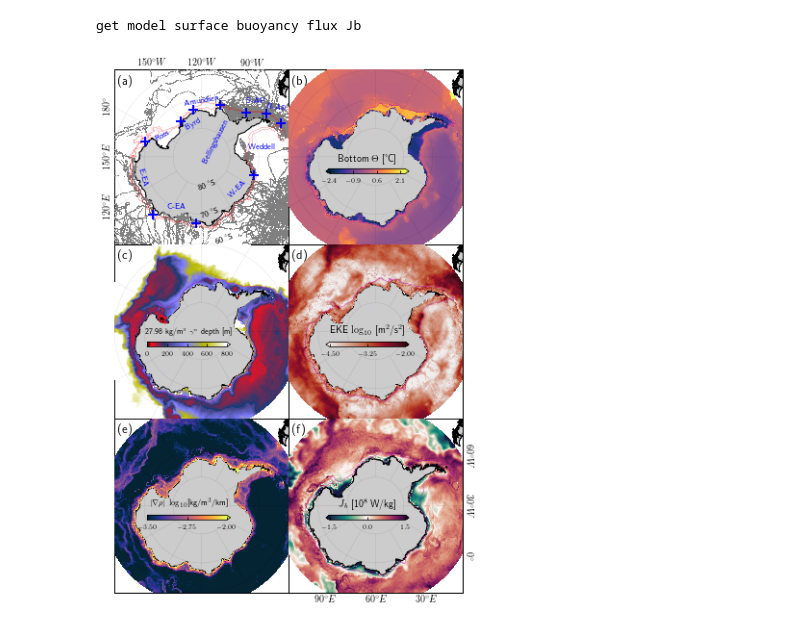
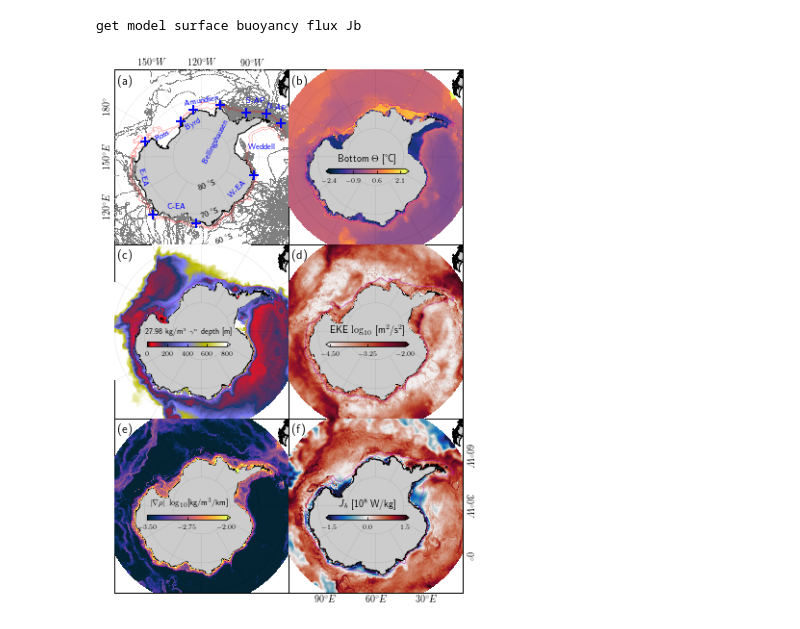
Before and after one commit to apaloczy/AntarcticaCircumpolarIntrusions, a Jupyter notebook: plot_figs/fig01/fig01.ipynb, the cells around one changed output. Drawn from its saved outputs; the diff is of its cells as text; code cells hidden in the pictures.

Commit message:
Update Figure 1 and its notebook.

```diff
--- a/plot_figs/fig01/fig01.ipynb
+++ b/plot_figs/fig01/fig01.ipynb
@@ -391,7 +391,7 @@ m5.plot(xm, ym, color='m', linewidth=0.3, alpha=1, zorder=999, latlon=True)
 # Panel (f), buoyancy flux.
 min_Jb, max_Jb = -1.5, 1.5
 Jbfac = 1e8
-cs6 = m6.pcolormesh(Tlon, Tlat, Jb*Jbfac, cmap=cmo.curl, latlon=True, zorder=-9, vmin=min_Jb, vmax=max_Jb)
+cs6 = m6.pcolormesh(Tlon, Tlat, Jb*Jbfac, cmap=cmo.balance, latlon=True, zorder=-9, vmin=min_Jb, vmax=max_Jb)
 m6.plot(xm, ym, color='m', linewidth=0.3, alpha=1, zorder=999, latlon=True)
 
 ekemid = 0.5*(ekema + ekemi)
@@ -432,31 +432,31 @@ for cs, cbax, cbtick, cblabel in zip(css, cbaxes, cbticks, cblabels):
         fontsize = 7.5
     elif cs==cs5:
         fontsize = 8
     else:
         fontsize = 10
     cb = plt.colorbar(mappable=cs, cax=cbax, orientation='horizontal', extend=extend)
     cb.set_ticks(cbtick)
     cb.ax.tick_params(labelsize=7, top=False, labeltop=False, labelbottom=True)
     cb.update_ticks()
     cb.set_label(cblabel, fontsize=fontsize, fontweight='black', labelpad=-30)
 #---
 
 ax[0][0].tick_params(labelsize=9, labeltop=True, labelleft=True)
 ax[0][1].tick_params(labelsize=9, labeltop=True, labelright=True)
 ax[0][0].yaxis.set_tick_params(rotation=90)
 ax[0][1].yaxis.set_tick_params(rotation=-90)
 
 xletter, yletter = 0.023, 0.92
 ax[0][0].text(xletter, yletter, r'(a)', fontsize=13, fontweight='bold', transform=ax[0][0].transAxes)
 ax[0][1].text(xletter, yletter, r'(b)', fontsize=13, fontweight='bold', transform=ax[0][1].transAxes)
 ax[1][0].text(xletter, yletter, r'(c)', fontsize=13, fontweight='bold', transform=ax[1][0].transAxes)
 ax[1][1].text(xletter, yletter, r'(d)', fontsize=13, fontweight='bold', transform=ax[1][1].transAxes)
 ax[2][0].text(xletter, yletter, r'(e)', fontsize=13, fontweight='bold', transform=ax[2][0].transAxes)
 ax[2][1].text(xletter, yletter, r'(f)', fontsize=13, fontweight='bold', transform=ax[2][1].transAxes)
 
 fig.subplots_adjust(wspace=-0.32, hspace=0.0)
 plt.draw()
 fig.show()
 fig.savefig(figname, format=fmt, bbox_inches='tight', pad_inches=0.0, dpi=150)
 # %% [output]
-[figure, old version]
+[figure, new version]
```
Also changed, not shown: 1 other file.
